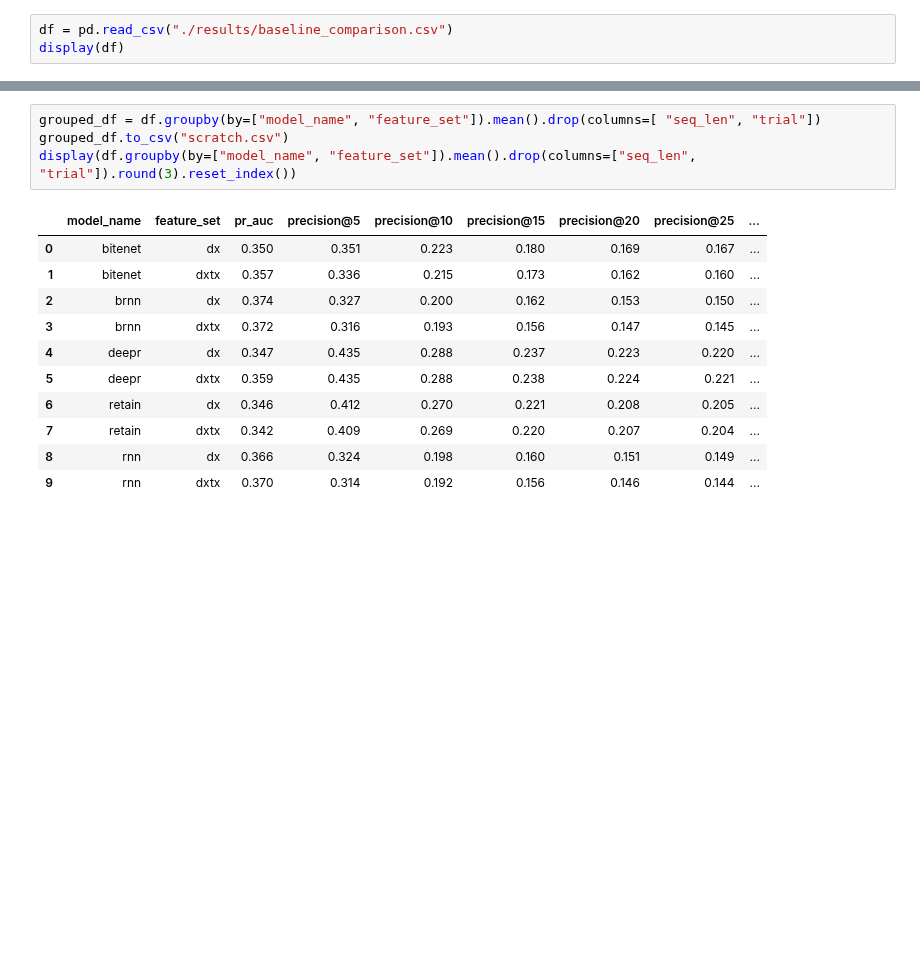
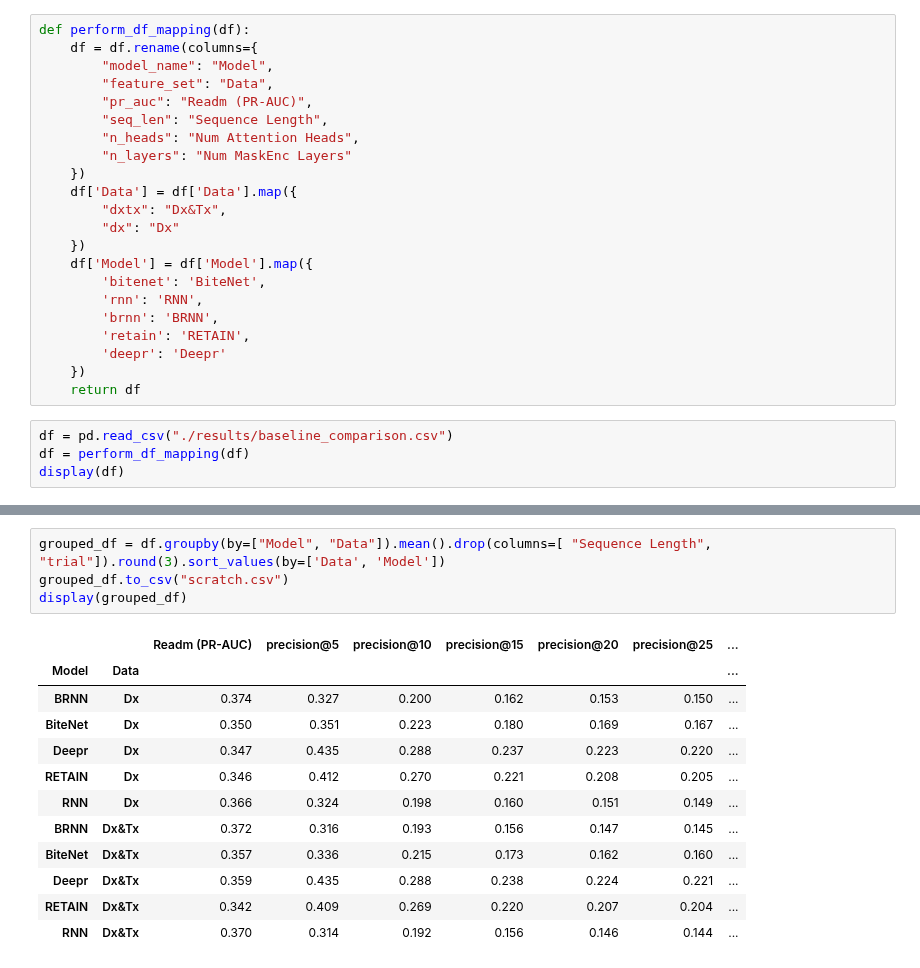
Before and after one commit to greenwaltc/CS598-DL4H-Final-Project, a Jupyter notebook: data_analysis.ipynb, the cells around one changed output, grey strips where cells are left out. Cells and saved outputs as stored; diff of their text form; blank space fills up the shorter version.

```diff
--- a/data_analysis.ipynb
+++ b/data_analysis.ipynb
@@ -12,4 +11,27 @@ sns.set_context("paper")
+# %%
+def perform_df_mapping(df):
+    df = df.rename(columns={
+        "model_name": "Model",
+        "feature_set": "Data",
+        "pr_auc": "Readm (PR-AUC)",
+        "seq_len": "Sequence Length",
+        "n_heads": "Num Attention Heads",
+        "n_layers": "Num MaskEnc Layers"
+    })
+    df['Data'] = df['Data'].map({
+        "dxtx": "Dx&Tx",
+        "dx": "Dx"
+    })
+    df['Model'] = df['Model'].map({
+        'bitenet': 'BiteNet',
+        'rnn': 'RNN',
+        'brnn': 'BRNN',
+        'retain': 'RETAIN',
+        'deepr': 'Deepr'
+    })
+    return df
 # %%
 df = pd.read_csv("./results/baseline_comparison.csv")
+df = perform_df_mapping(df)
 display(df)
 # %% [output]
@@ -28,18 +50,19 @@ display(df)
 600 rows × 11 columns
 # %%
-grouped_df = df.groupby(by=["model_name", "feature_set"]).mean().drop(columns=[ "seq_len", "trial"])
+grouped_df = df.groupby(by=["Model", "Data"]).mean().drop(columns=[ "Sequence Length", "trial"]).round(3).sort_values(by=['Data', 'Model'])
 grouped_df.to_csv("scratch.csv")
-display(df.groupby(by=["model_name", "feature_set"]).mean().drop(columns=["seq_len", "trial"]).round(3).reset_index())
+display(grouped_df)
 # %% [output]
-|  | model_name | feature_set | pr_auc | precision@5 | precision@10 | precision@15 | precision@20 | precision@25 | ... |
-| 0 | bitenet | dx | 0.350 | 0.351 | 0.223 | 0.180 | 0.169 | 0.167 | ... |
-| 1 | bitenet | dxtx | 0.357 | 0.336 | 0.215 | 0.173 | 0.162 | 0.160 | ... |
-| 2 | brnn | dx | 0.374 | 0.327 | 0.200 | 0.162 | 0.153 | 0.150 | ... |
-| 3 | brnn | dxtx | 0.372 | 0.316 | 0.193 | 0.156 | 0.147 | 0.145 | ... |
-| 4 | deepr | dx | 0.347 | 0.435 | 0.288 | 0.237 | 0.223 | 0.220 | ... |
-| 5 | deepr | dxtx | 0.359 | 0.435 | 0.288 | 0.238 | 0.224 | 0.221 | ... |
-| 6 | retain | dx | 0.346 | 0.412 | 0.270 | 0.221 | 0.208 | 0.205 | ... |
-| 7 | retain | dxtx | 0.342 | 0.409 | 0.269 | 0.220 | 0.207 | 0.204 | ... |
-| 8 | rnn | dx | 0.366 | 0.324 | 0.198 | 0.160 | 0.151 | 0.149 | ... |
-| 9 | rnn | dxtx | 0.370 | 0.314 | 0.192 | 0.156 | 0.146 | 0.144 | ... |
+|  |  | Readm (PR-AUC) | precision@5 | precision@10 | precision@15 | precision@20 | precision@25 | ... |
+| Model | Data |  |  |  |  |  |  | ... |
+| BRNN | Dx | 0.374 | 0.327 | 0.200 | 0.162 | 0.153 | 0.150 | ... |
+| BiteNet | Dx | 0.350 | 0.351 | 0.223 | 0.180 | 0.169 | 0.167 | ... |
+| Deepr | Dx | 0.347 | 0.435 | 0.288 | 0.237 | 0.223 | 0.220 | ... |
+| RETAIN | Dx | 0.346 | 0.412 | 0.270 | 0.221 | 0.208 | 0.205 | ... |
+| RNN | Dx | 0.366 | 0.324 | 0.198 | 0.160 | 0.151 | 0.149 | ... |
+| BRNN | Dx&Tx | 0.372 | 0.316 | 0.193 | 0.156 | 0.147 | 0.145 | ... |
+| BiteNet | Dx&Tx | 0.357 | 0.336 | 0.215 | 0.173 | 0.162 | 0.160 | ... |
+| Deepr | Dx&Tx | 0.359 | 0.435 | 0.288 | 0.238 | 0.224 | 0.221 | ... |
+| RETAIN | Dx&Tx | 0.342 | 0.409 | 0.269 | 0.220 | 0.207 | 0.204 | ... |
+| RNN | Dx&Tx | 0.370 | 0.314 | 0.192 | 0.156 | 0.146 | 0.144 | ... |
 # %%
```
Also changed, not shown: parts of 7 cells of this notebook, 11 other files.
